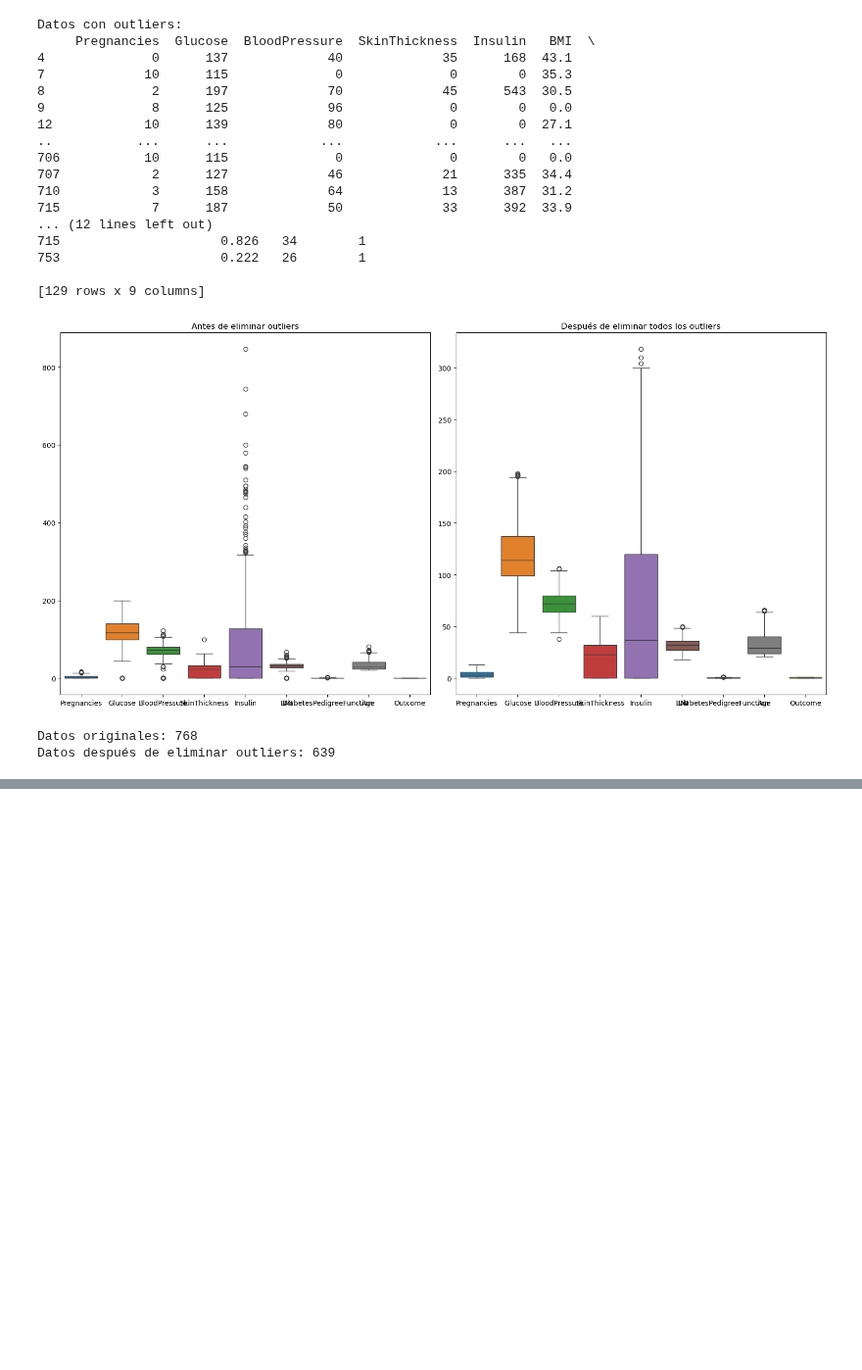
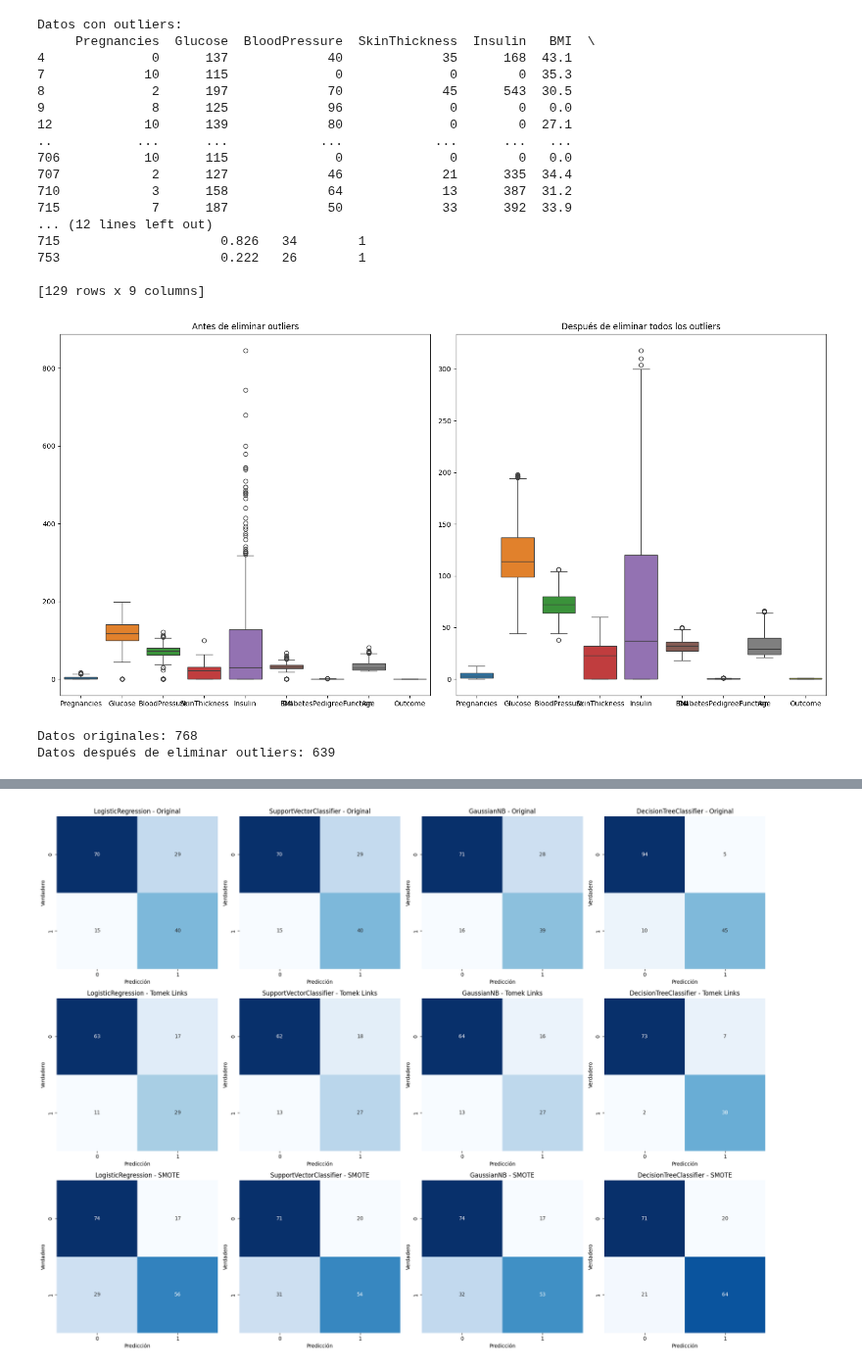
Before and after one commit to farodri03/T.Invest.-ML, a Jupyter notebook: Actividad_3-ML/ml_actividad03.ipynb, the cells around one changed output, grey strips where cells are left out. Shown at 98% size. Saved outputs shown, nothing was run; the diff lists cells and outputs as text; code cells hidden in the pictures; blank space fills up the shorter version.

```diff
--- a/Actividad_3-ML/ml_actividad03.ipynb
+++ b/Actividad_3-ML/ml_actividad03.ipynb
@@ -161,0 +236,7 @@ Datos después de eliminar outliers: 639
+# %%
+# 2. Modelos con los datos de Tomek Links (undersampling)
+X_train_tomek, X_test_tomek, y_train_tomek, y_test_tomek = train_test_split(x_resampled_tomek, y_resampled_tomek, test_size=0.2, random_state=42)
+for model_name, model in models.items():
+    model.fit(X_train_tomek, y_train_tomek)
+    y_pred = model.predict(X_test_tomek)
+    print(f"{model_name}: {classification_report(y_test_tomek, y_pred)}")
@@ -161,0 +261,7 @@ Datos después de eliminar outliers: 639
+# %%
+# 3. Modelos con los datos de Smote (oversampling)
+X_train_smote, X_test_smote, y_train_smote, y_test_smote = train_test_split(x_resampled_smote, y_resampled_smote, test_size=0.2, random_state=42)
+for model_name, model in models.items():
+    model.fit(X_train_smote, y_train_smote)
+    y_pred = model.predict(X_test_tomek)
+    print(f"{model_name}: {classification_report(y_test_tomek, y_pred)}")
@@ -161,0 +286,60 @@ Datos después de eliminar outliers: 639
+# %%
+from sklearn.metrics import confusion_matrix
+import matplotlib.pyplot as plt
+import seaborn as sns
+import numpy as np
+
+# Creacion de escenarios
+predictions = {
+    "Original": {
+        "LogisticRegression": models['LogisticRegression'].predict(X_test),
+        "SupportVectorClassifier": models['SupportVectorClassifier'].predict(X_test),
+        "GaussianNB": models['GaussianNB'].predict(X_test),
+        "DecisionTreeClassifier": models['DecisionTreeClassifier'].predict(X_test)
+    },
+    "Tomek Links": {
+        "LogisticRegression": models['LogisticRegression'].predict(X_test_tomek),
+        "SupportVectorClassifier": models['SupportVectorClassifier'].predict(X_test_tomek),
+        "GaussianNB": models['GaussianNB'].predict(X_test_tomek),
+        "DecisionTreeClassifier": models['DecisionTreeClassifier'].predict(X_test_tomek)
+    },
+    "SMOTE": {
+        "LogisticRegression": models['LogisticRegression'].predict(X_test_smote),
+        "SupportVectorClassifier": models['SupportVectorClassifier'].predict(X_test_smote),
+        "GaussianNB": models['GaussianNB'].predict(X_test_smote),
+        "DecisionTreeClassifier": models['DecisionTreeClassifier'].predict(X_test_smote)
+    }
+}
+
+# Los valores verdaderos en cada escenario (asumiendo que tienes una estructura similar)
+true_values = {
+    "Original": y_test,
+    "Tomek Links": y_test_tomek,
+    "SMOTE": y_test_smote
+}
+
+# Crear una figura para las 12 matrices de confusión
+fig, axes = plt.subplots(3, 4, figsize=(20, 15))  # 3 filas (escenarios) x 4 columnas (modelos)
+
+# Generar las matrices de confusión para cada modelo en cada escenario
+for i, scenario in enumerate(predictions.keys()):
+    for j, model_name in enumerate(predictions[scenario].keys()):
+        # Obtener los valores verdaderos y predichos
+        y_true = true_values[scenario]
+        y_pred = predictions[scenario][model_name]
+
+        # Calcular la matriz de confusión
+        cm = confusion_matrix(y_true, y_pred)
+
+        # Graficar la matriz de confusión en el subplot correspondiente
+        ax = axes[i, j]
+        sns.heatmap(cm, annot=True, fmt='d', cmap='Blues', cbar=False, ax=ax)
+        ax.set_title(f"{model_name} - {scenario}")
+        ax.set_xlabel("Predicción")
+        ax.set_ylabel("Verdadero")
+
+# Ajustar el diseño para que las etiquetas no se superpongan
+plt.tight_layout()
+plt.show()
+# %% [output]
+[figure, added]
```
Also changed, not shown: parts of 5 cells of this notebook.
